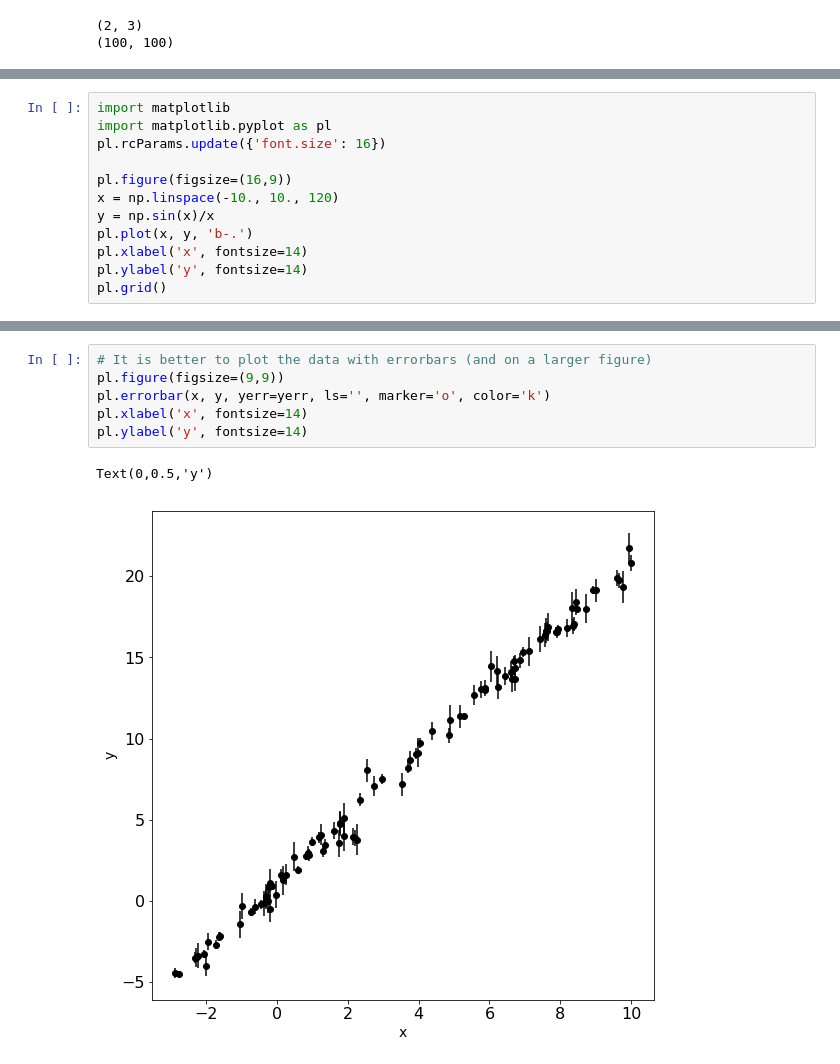
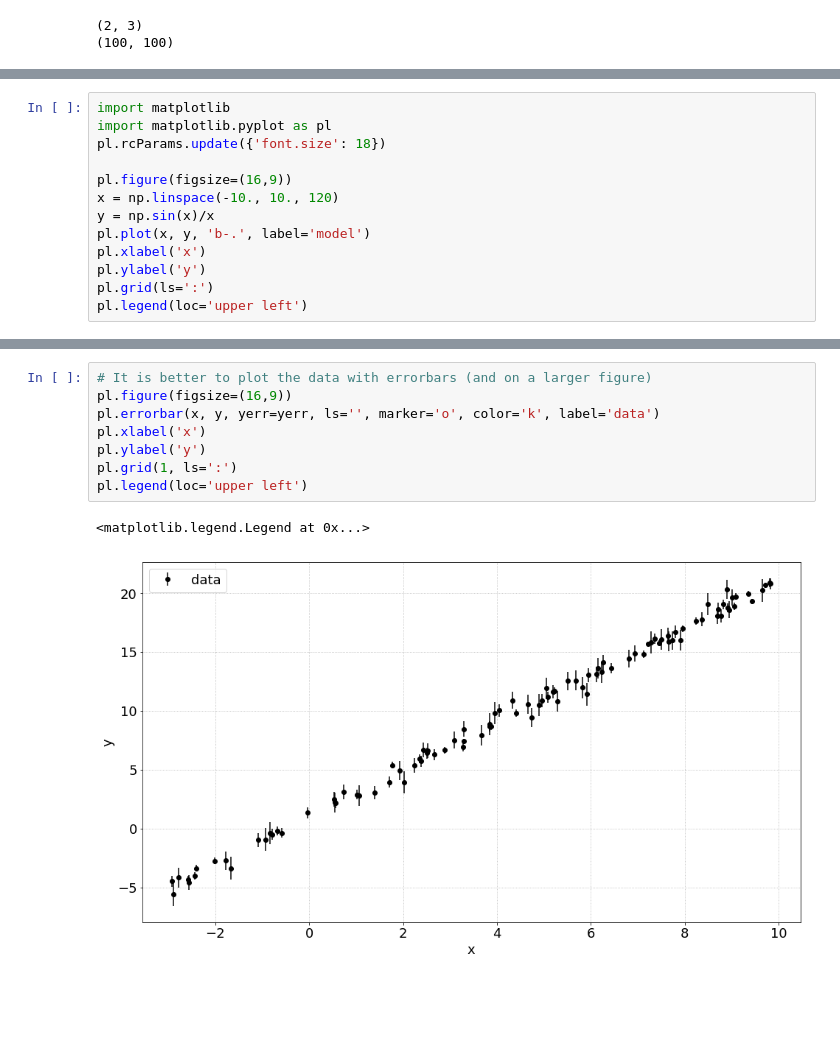
Before and after one commit to nregnault/cosmo, a Jupyter notebook: notebooks/numpy_scipy_matplotlib.ipynb, the cells around one changed output, grey strips where cells are left out. Saved outputs shown, nothing was run; the diff lists cells and outputs as text; blank space fills up the shorter version.

Commit message:
updates: new plots + Friedmann equation

```diff
--- a/notebooks/numpy_scipy_matplotlib.ipynb
+++ b/notebooks/numpy_scipy_matplotlib.ipynb
@@ -142,13 +152,14 @@ Many libraries allow one to represent graphically data and functions. Here, we w
 # %%
 import matplotlib
 import matplotlib.pyplot as pl
-pl.rcParams.update({'font.size': 16})
+pl.rcParams.update({'font.size': 18})
 
 pl.figure(figsize=(16,9))
 x = np.linspace(-10., 10., 120)
 y = np.sin(x)/x
-pl.plot(x, y, 'b-.')
-pl.xlabel('x', fontsize=14)
-pl.ylabel('y', fontsize=14)
-pl.grid()
+pl.plot(x, y, 'b-.', label='model')
+pl.xlabel('x')
+pl.ylabel('y')
+pl.grid(ls=':')
+pl.legend(loc='upper left')
 # %% [output]
@@ -173,9 +185,11 @@ Text(0,0.5,'y')
 # %%
 # It is better to plot the data with errorbars (and on a larger figure)
-pl.figure(figsize=(9,9))
-pl.errorbar(x, y, yerr=yerr, ls='', marker='o', color='k')
-pl.xlabel('x', fontsize=14)
-pl.ylabel('y', fontsize=14)
+pl.figure(figsize=(16,9))
+pl.errorbar(x, y, yerr=yerr, ls='', marker='o', color='k', label='data')
+pl.xlabel('x')
+pl.ylabel('y')
+pl.grid(1, ls=':')
+pl.legend(loc='upper left')
 # %% [output]
-Text(0,0.5,'y')
+<matplotlib.legend.Legend at 0x...>
-[figure, old version]
+[figure, new version]
```
Also changed, not shown: parts of 23 cells of this notebook, 1 other file.
